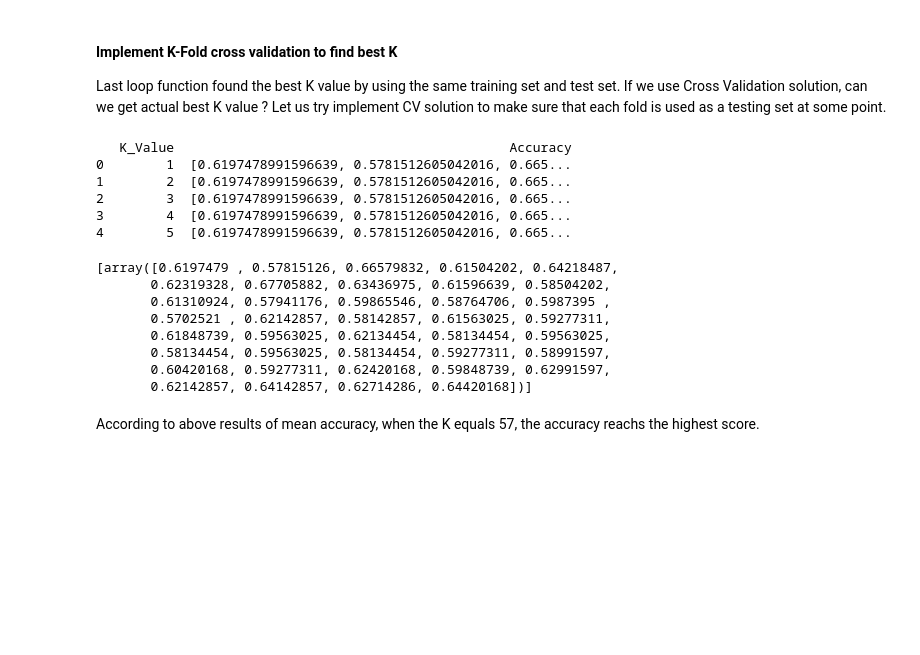
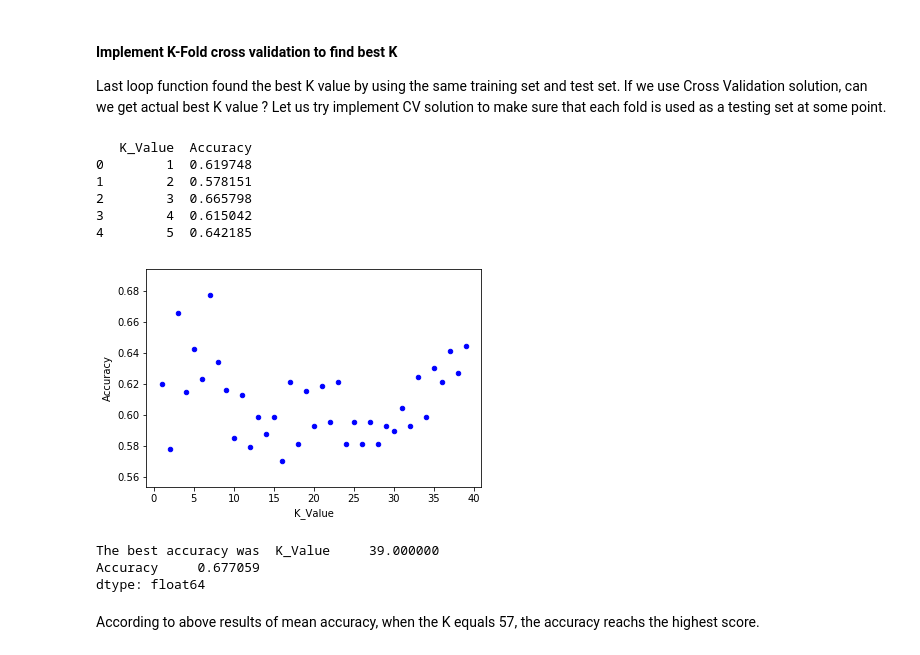
Before and after one commit to 13204942/Cousera-capstone-project, a Jupyter notebook: Capstone_project_assignment.ipynb, the cells around one changed output. Drawn from its saved outputs; the diff is of its cells as text; code cells hidden in the pictures; blank space fills up the shorter version.

Commit message:
KNN find best K value

```diff
--- a/Capstone_project_assignment.ipynb
+++ b/Capstone_project_assignment.ipynb
@@ -366,10 +366,10 @@ Let us try implement CV solution to make sure that each fold is used as a testin
 from sklearn.model_selection import KFold
 import statistics
 
-cv = KFold(n_splits=10, random_state=42, shuffle=False)
+n = 10
+cv = KFold(n_splits=n, random_state=42, shuffle=False)
 
 Ks = 40
-mean_acc = np.zeros((Ks-1))
 cv_best_scores = []
 
 for k in range(1, Ks):
@@ -380,29 +380,28 @@ for k in range(1, Ks):
         yhat = knnCls.predict(X_test)
         cv_scores.append(metrics.accuracy_score(y_test, yhat))
 
-    mean_acc[k-1] = statistics.mean(cv_scores)
-    cv_best_scores.append([k, mean_acc])
+    cv_best_scores.append([k, statistics.mean(cv_scores)])
 
 cv_best_scores_df = pd.DataFrame(cv_best_scores, columns =['K_Value', 'Accuracy'])
 print(cv_best_scores_df.head())
 # %% [output]
-   K_Value                                           Accuracy
-0        1  [0.6197478991596639, 0.5781512605042016, 0.665...
-1        2  [0.6197478991596639, 0.5781512605042016, 0.665...
-2        3  [0.6197478991596639, 0.5781512605042016, 0.665...
-3        4  [0.6197478991596639, 0.5781512605042016, 0.665...
-4        5  [0.6197478991596639, 0.5781512605042016, 0.665...
+   K_Value  Accuracy
+0        1  0.619748
+1        2  0.578151
+2        3  0.665798
+3        4  0.615042
+4        5  0.642185
-# %%
-print(list(cv_best_scores_df.iloc[0][['Accuracy']]))
-# %% [output]
-[array([0.6197479 , 0.57815126, 0.66579832, 0.61504202, 0.64218487,
-       0.62319328, 0.67705882, 0.63436975, 0.61596639, 0.58504202,
-       0.61310924, 0.57941176, 0.59865546, 0.58764706, 0.5987395 ,
-       0.5702521 , 0.62142857, 0.58142857, 0.61563025, 0.59277311,
-       0.61848739, 0.59563025, 0.62134454, 0.58134454, 0.59563025,
-       0.58134454, 0.59563025, 0.58134454, 0.59277311, 0.58991597,
-       0.60420168, 0.59277311, 0.62420168, 0.59848739, 0.62991597,
-       0.62142857, 0.64142857, 0.62714286, 0.64420168])]
+# %%
+cv_best_scores_df.plot(kind='scatter', x='K_Value', y='Accuracy', color='blue')
+plt.show()
+# %% [output]
+[figure, added]
+# %%
+print( "The best accuracy was ", cv_best_scores_df.max())
+# %% [output]
+The best accuracy was  K_Value     39.000000
+Accuracy     0.677059
+dtype: float64
 # %% [markdown]
 According to above results of mean accuracy, when the K equals 57, the accuracy reachs the highest score.
 # %%
```
Also changed, not shown: parts of 1 cell of this notebook.
